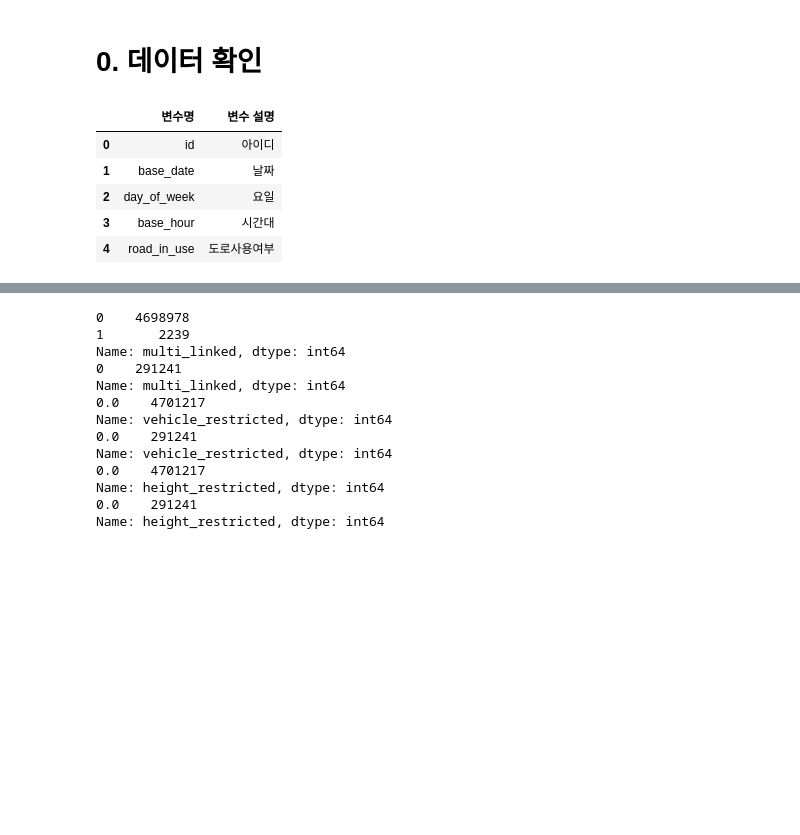
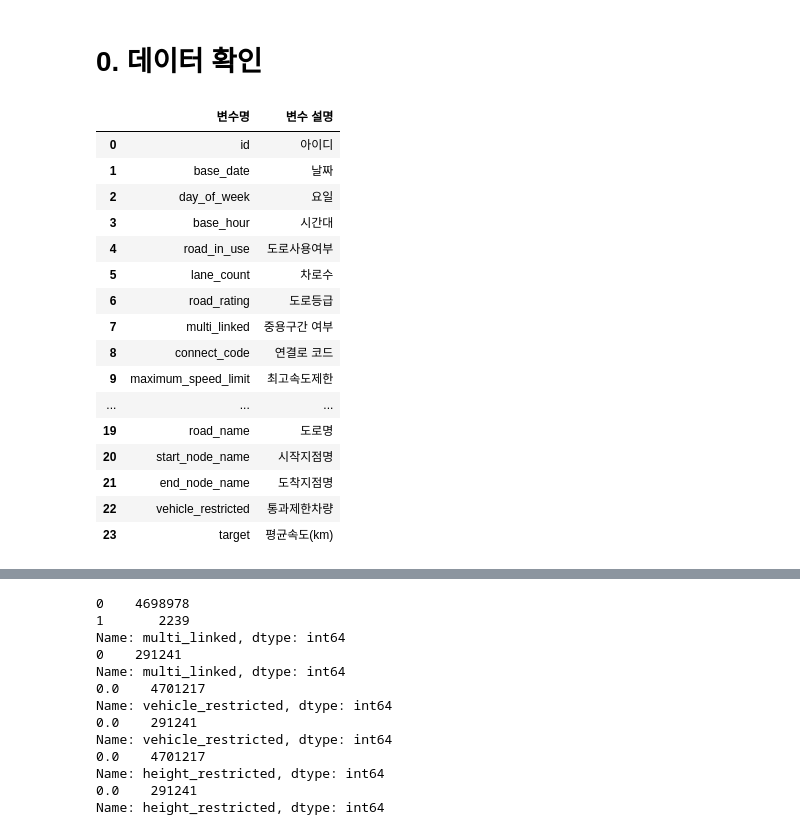
Before and after one commit to oymin2001/DataScience, a Jupyter notebook: Traffic_Jeju.ipynb, the cells around one changed output, grey strips where cells are left out. Drawn from its saved outputs; the diff is of its cells as text; code cells hidden in the pictures; blank space fills up the shorter version.

```diff
--- a/Traffic_Jeju.ipynb
+++ b/Traffic_Jeju.ipynb
@@ -13,16 +13,27 @@ plt.rc("font", family="NanumGothic")
 # %%
 df_info = pd.read_csv('./open/data_info.csv')
 df_sample_submission = pd.read_csv('./open/sample_submission.csv')
 df_test = pd.read_csv('./open/test.csv')
 df_train = pd.read_csv('./open/train.csv')
-df_info.head()
+df_info
 # %% [output]
 |  | 변수명 | 변수 설명 |
 | 0 | id | 아이디 |
 | 1 | base_date | 날짜 |
 | 2 | day_of_week | 요일 |
 | 3 | base_hour | 시간대 |
 | 4 | road_in_use | 도로사용여부 |
+| 5 | lane_count | 차로수 |
+| 6 | road_rating | 도로등급 |
+| 7 | multi_linked | 중용구간 여부 |
+| 8 | connect_code | 연결로 코드 |
+| 9 | maximum_speed_limit | 최고속도제한 |
+| ... | ... | ... |
+| 19 | road_name | 도로명 |
+| 20 | start_node_name | 시작지점명 |
+| 21 | end_node_name | 도착지점명 |
+| 22 | vehicle_restricted | 통과제한차량 |
+| 23 | target | 평균속도(km) |
 # %%
 df_train.head()
 # %% [output]
```
Also changed, not shown: parts of 38 cells of this notebook.
